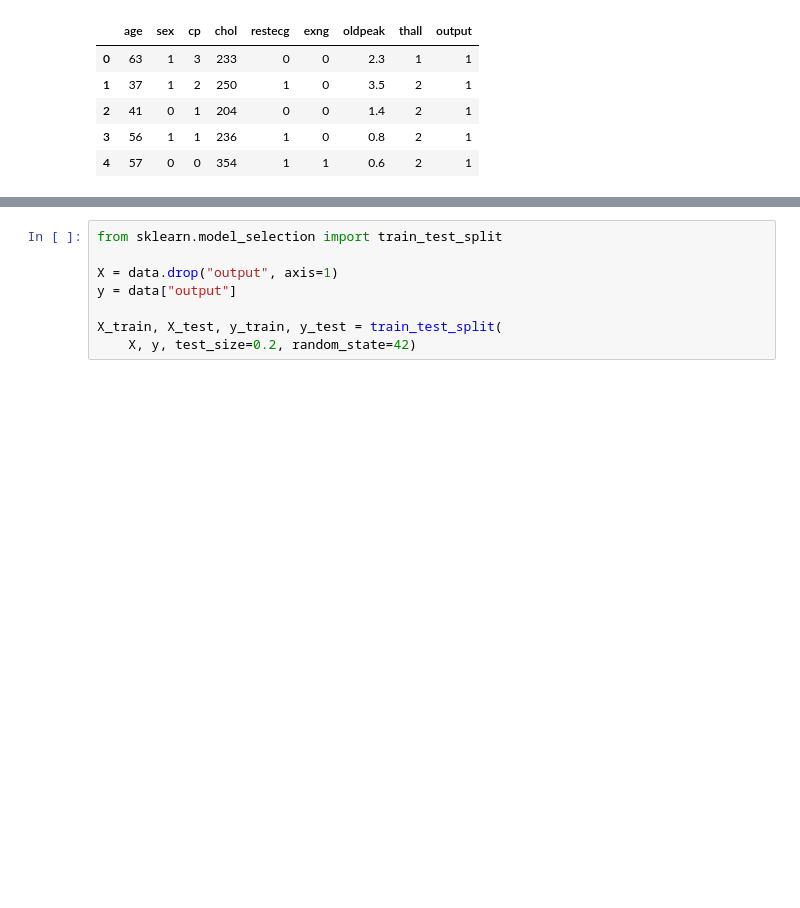
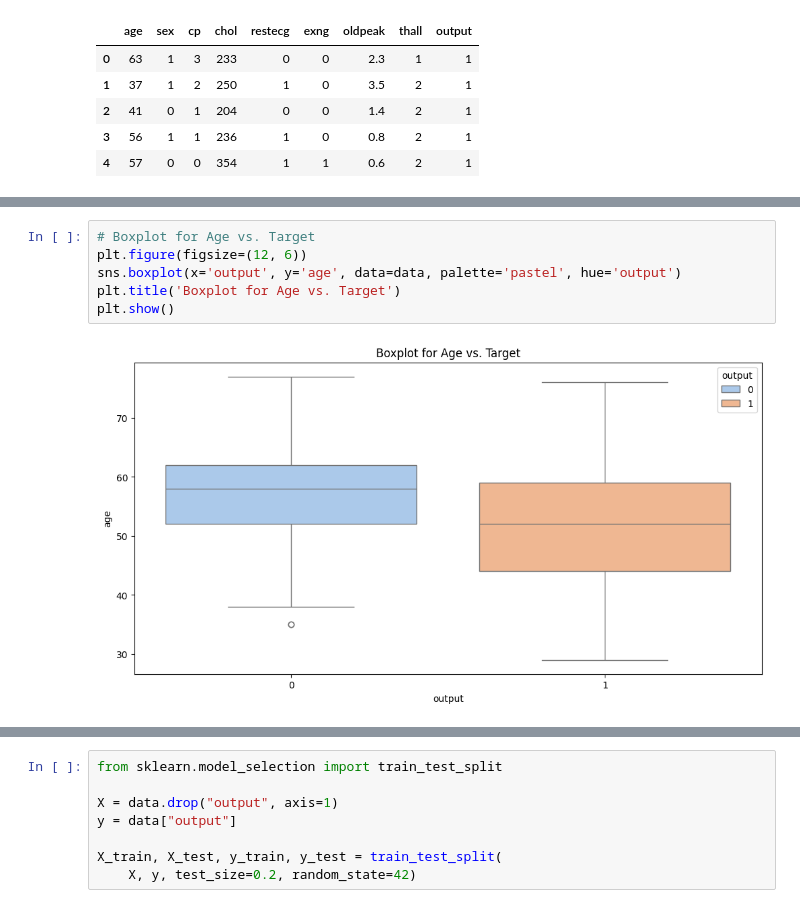
Before and after one commit to Hardvan/JITHack-v3, a Jupyter notebook: Model/Heart Attack Code.ipynb, the cells around one changed output, grey strips where cells are left out. Cells and saved outputs as stored; diff of their text form; blank space fills up the shorter version.

```diff
--- a/Model/Heart Attack Code.ipynb
+++ b/Model/Heart Attack Code.ipynb
@@ -113,0 +131,8 @@ sns.heatmap(data.isnull(), cmap="viridis")
+# %%
+# Boxplot for Age vs. Target
+plt.figure(figsize=(12, 6))
+sns.boxplot(x='output', y='age', data=data, palette='pastel', hue='output')
+plt.title('Boxplot for Age vs. Target')
+plt.show()
+# %% [output]
+[figure, added]
```
Also changed, not shown: parts of 52 cells of this notebook, 1 other file.
